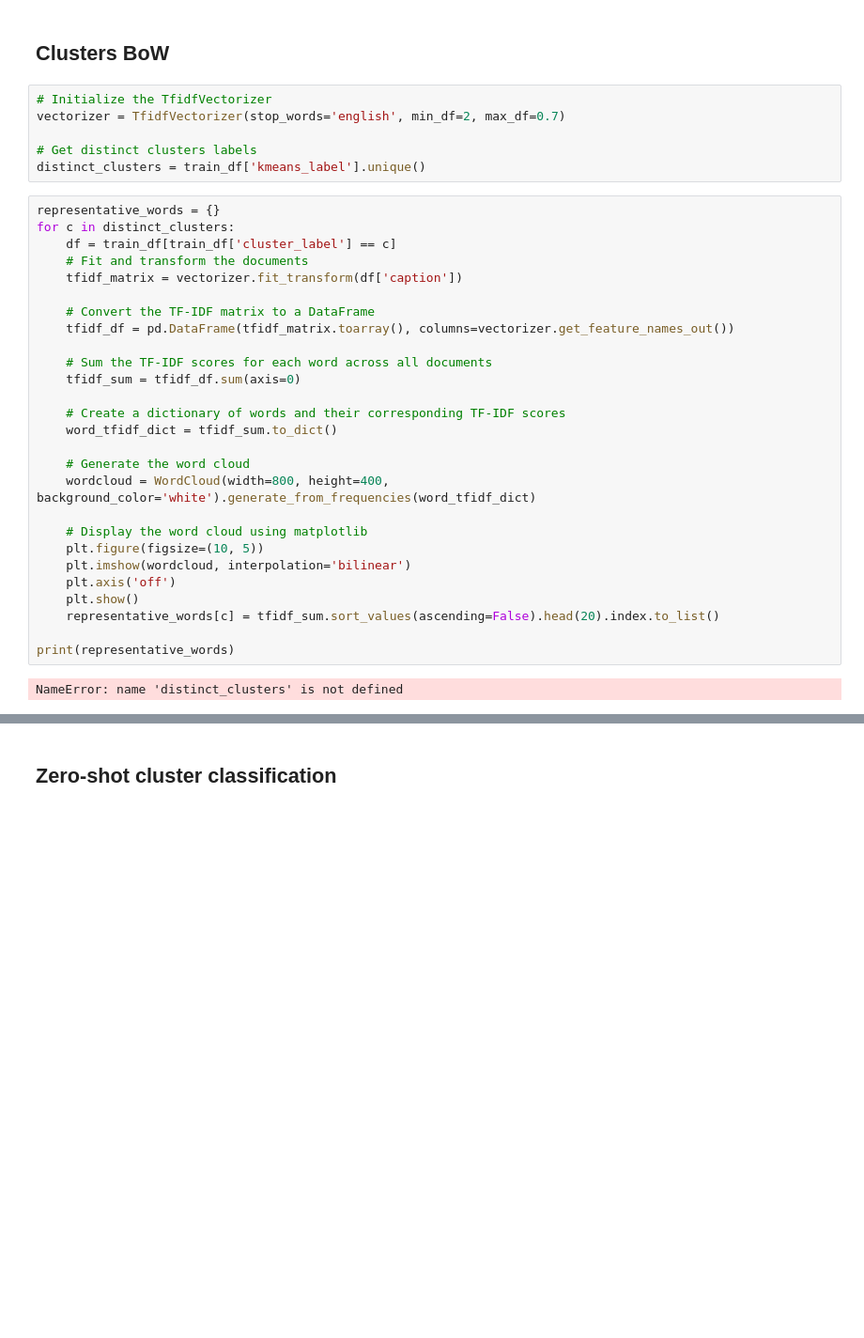
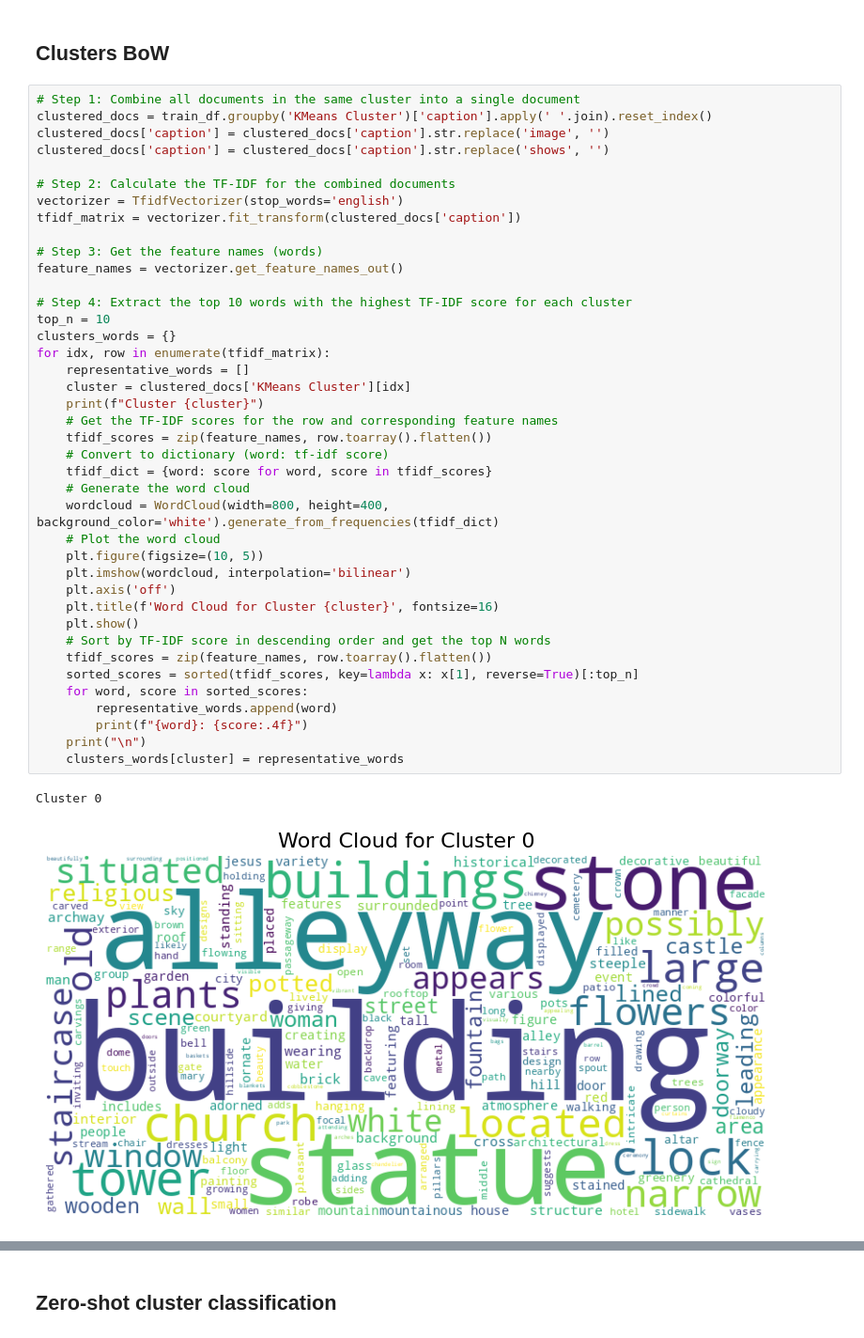
Before and after one commit to SHNacho/image-topic-clustering, a Jupyter notebook: src/caption-clustering.ipynb, the cells around one changed output, grey strips where cells are left out. Shown at 94% size. Cells and saved outputs as stored; diff of their text form; blank space fills up the shorter version.

Commit message:
Change column names

```diff
--- a/src/caption-clustering.ipynb
+++ b/src/caption-clustering.ipynb
@@ -175,37 +178,45 @@ plt.show()
 # %% [markdown]
 ## Clusters BoW
-# %%
-# Initialize the TfidfVectorizer
-vectorizer = TfidfVectorizer(stop_words='english', min_df=2, max_df=0.7)
-
-# Get distinct clusters labels
-distinct_clusters = train_df['kmeans_label'].unique()
-# %%
-representative_words = {}
-for c in distinct_clusters:
-    df = train_df[train_df['cluster_label'] == c]
-    # Fit and transform the documents
-    tfidf_matrix = vectorizer.fit_transform(df['caption'])
-
-    # Convert the TF-IDF matrix to a DataFrame
-    tfidf_df = pd.DataFrame(tfidf_matrix.toarray(), columns=vectorizer.get_feature_names_out())
-
-    # Sum the TF-IDF scores for each word across all documents
-    tfidf_sum = tfidf_df.sum(axis=0)
-
-    # Create a dictionary of words and their corresponding TF-IDF scores
-    word_tfidf_dict = tfidf_sum.to_dict()
-
-    # Generate the word cloud
-    wordcloud = WordCloud(width=800, height=400, background_color='white').generate_from_frequencies(word_tfidf_dict)
-
-    # Display the word cloud using matplotlib
-    plt.figure(figsize=(10, 5))
-    plt.imshow(wordcloud, interpolation='bilinear')
-    plt.axis('off')
-    plt.show()
-    representative_words[c] = tfidf_sum.sort_values(ascending=False).head(20).index.to_list()
-
-print(representative_words)
-# %% [output]
-NameError: name 'distinct_clusters' is not defined
+# %%
+# Step 1: Combine all documents in the same cluster into a single document
+clustered_docs = train_df.groupby('KMeans Cluster')['caption'].apply(' '.join).reset_index()
+clustered_docs['caption'] = clustered_docs['caption'].str.replace('image', '')
+clustered_docs['caption'] = clustered_docs['caption'].str.replace('shows', '')
+
+# Step 2: Calculate the TF-IDF for the combined documents
+vectorizer = TfidfVectorizer(stop_words='english')
+tfidf_matrix = vectorizer.fit_transform(clustered_docs['caption'])
+
+# Step 3: Get the feature names (words)
+feature_names = vectorizer.get_feature_names_out()
+
+# Step 4: Extract the top 10 words with the highest TF-IDF score for each cluster
+top_n = 10
+clusters_words = {}
+for idx, row in enumerate(tfidf_matrix):
+    representative_words = []
+    cluster = clustered_docs['KMeans Cluster'][idx]
+    print(f"Cluster {cluster}")
+    # Get the TF-IDF scores for the row and corresponding feature names
+    tfidf_scores = zip(feature_names, row.toarray().flatten())
+    # Convert to dictionary (word: tf-idf score)
+    tfidf_dict = {word: score for word, score in tfidf_scores}
+    # Generate the word cloud
+    wordcloud = WordCloud(width=800, height=400, background_color='white').generate_from_frequencies(tfidf_dict)
+    # Plot the word cloud
+    plt.figure(figsize=(10, 5))
+    plt.imshow(wordcloud, interpolation='bilinear')
+    plt.axis('off')
+    plt.title(f'Word Cloud for Cluster {cluster}', fontsize=16)
+    plt.show()
+    # Sort by TF-IDF score in descending order and get the top N words
+    tfidf_scores = zip(feature_names, row.toarray().flatten())
+    sorted_scores = sorted(tfidf_scores, key=lambda x: x[1], reverse=True)[:top_n]
+    for word, score in sorted_scores:
+        representative_words.append(word)
+        print(f"{word}: {score:.4f}")
+    print("\n")
+    clusters_words[cluster] = representative_words
+# %% [output]
+Cluster 0
+[figure, added]
```
Also changed, not shown: parts of 7 cells of this notebook.
